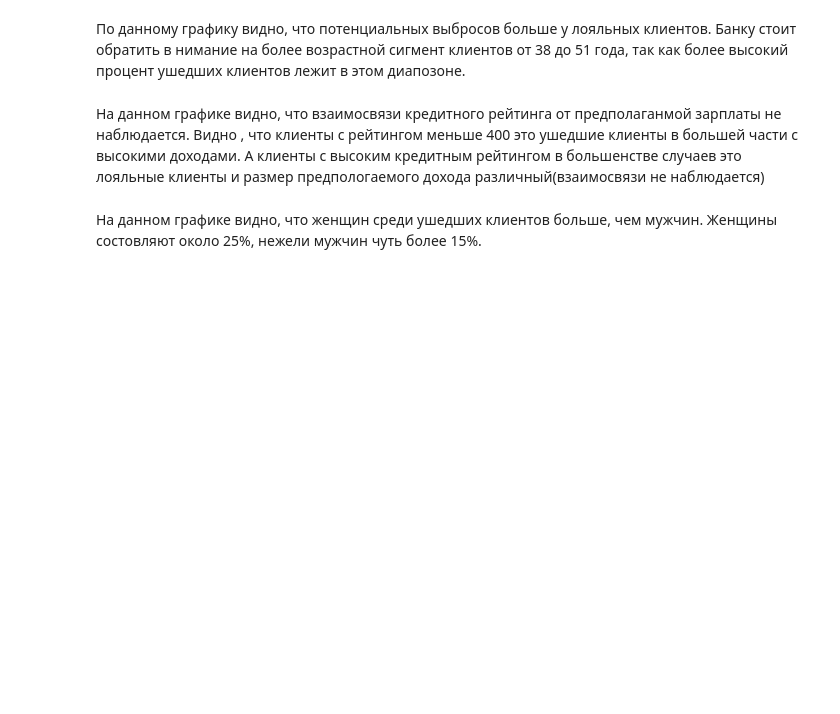
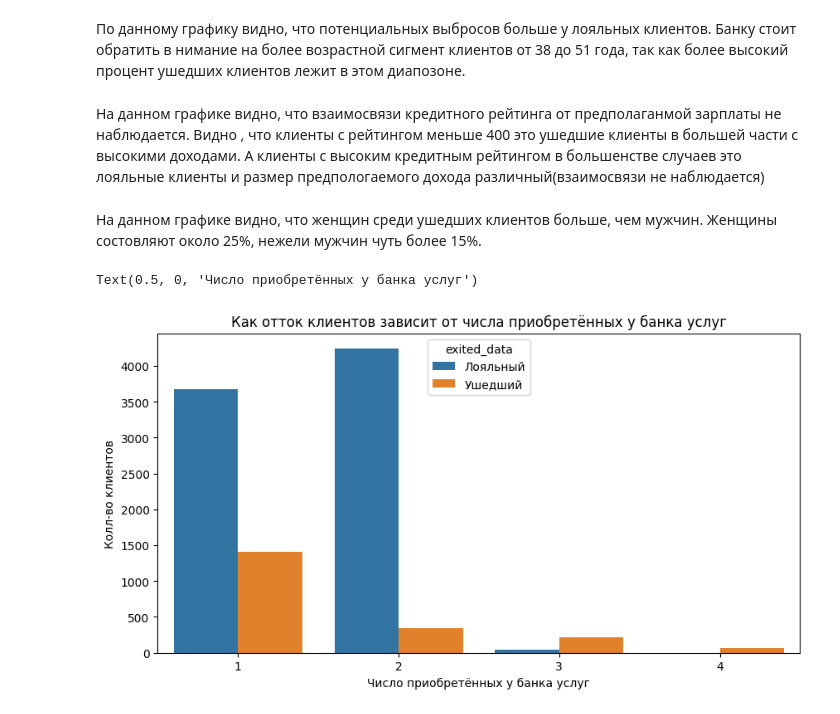
Before and after one commit to Alex1990opac/CHURN_TEST999, a Jupyter notebook: my_churn.ipynb, the cells around one changed output. Drawn from its saved outputs; the diff is of its cells as text; code cells hidden in the pictures; blank space fills up the shorter version.

```diff
--- a/my_churn.ipynb
+++ b/my_churn.ipynb
@@ -98,3 +99,18 @@ bar  = px.bar(data_frame=procent_exited,
 bar.show()
 # %% [markdown]
 На данном графике видно, что женщин среди ушедших клиентов больше, чем мужчин. Женщины состовляют около 25%, нежели мужчин чуть более 15%.
+# %%
+# Задание 9.7
+group_data = churn_data.groupby(by='exited_data',as_index=False)['NumOfProducts'].value_counts()
+fig = plt.figure(figsize=(10,5))
+result_data = sns.barplot(data=group_data,
+                          x='NumOfProducts',
+                          y='count',
+                          hue='exited_data',
+                          )
+result_data.set_title('Как отток клиентов зависит от числа приобретённых у банка услуг')
+result_data.set_ylabel('Колл-во клиентов')
+result_data.set_xlabel('Число приобретённых у банка услуг')
+# %% [output]
+Text(0.5, 0, 'Число приобретённых у банка услуг')
+[figure, added]
```
Also changed, not shown: parts of 1 cell of this notebook.
